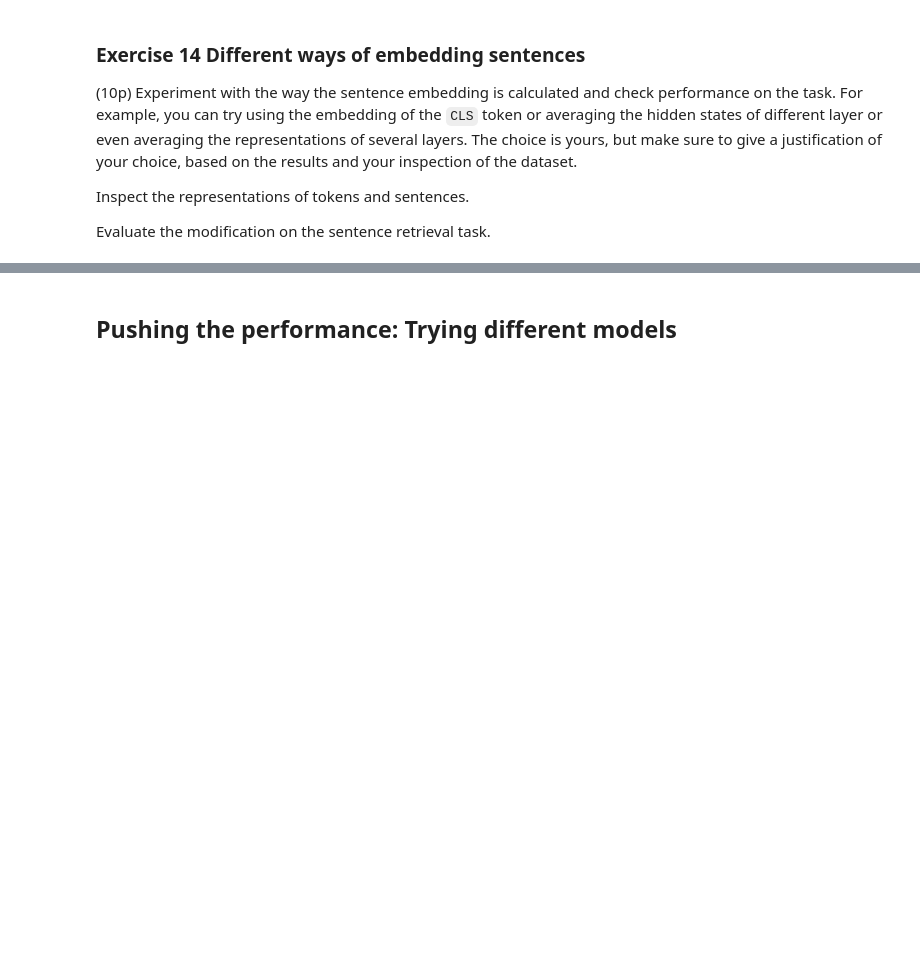
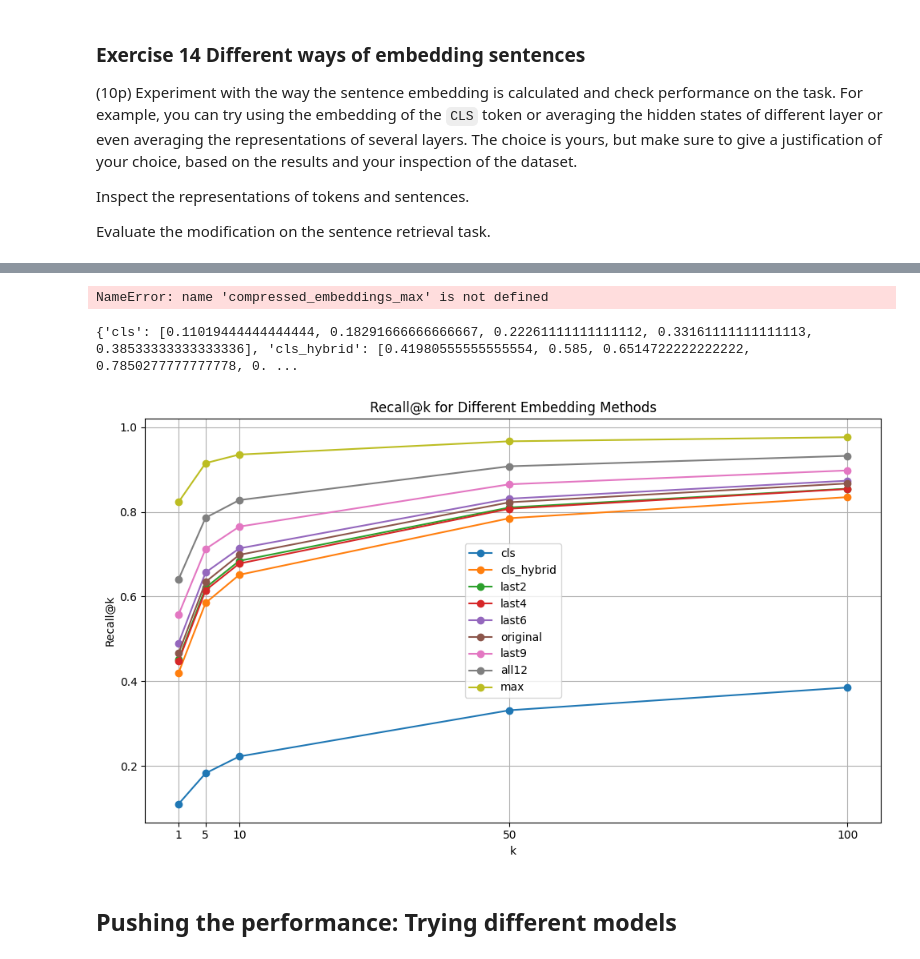
Before and after one commit to MaksiuMilcarz/NLP_Labs, a Jupyter notebook: lab3/lab3_mario.ipynb, the cells around one changed output, grey strips where cells are left out. Cells and saved outputs as stored; diff of their text form; code cells hidden in the pictures; blank space fills up the shorter version.

```diff
--- a/lab3/lab3_mario.ipynb
+++ b/lab3/lab3_mario.ipynb
@@ -1425,3 +1609,32 @@ def get_sentence_embeddings_adapted(input_batch, model_output, method, layers=No
+# %%
+results["original"] = recall_for_diff_k(ks, compressed_embeddings, sentence_embeddings)
+# %%
+results["last9"] = recall_for_diff_k(ks, compressed_embeddings_last9, sentence_embeddings_last9)
+# %%
+results["all12"] = recall_for_diff_k(ks, compressed_embeddings_12, sentence_embeddings_12)
+# %% [output]
+NameError: name 'compressed_embeddings_max' is not defined
+# %%
+results["max"] = recall_for_diff_k(ks, compressed_embeddings_max, sentence_embeddings_max)
+# %%
+print(results)
+# %% [output]
+{'cls': [0.11019444444444444, 0.18291666666666667, 0.22261111111111112, 0.33161111111111113, 0.38533333333333336], 'cls_hybrid': [0.41980555555555554, 0.585, 0.6514722222222222, 0.7850277777777778, 0. ...
+# %%
+plt.figure(figsize=(10, 6))
+for label, recall_values in results.items():
+    plt.plot(ks, recall_values, marker='o', label=label)
+
+plt.title("Recall@k for Different Embedding Methods")
+plt.xlabel("k")
+plt.ylabel("Recall@k")
+plt.xticks(ks)
+plt.grid(True)
+plt.legend()
+plt.tight_layout()
+plt.show()
+# %% [output]
+[figure, added]
 # %% [markdown]
 ## Pushing the performance: Trying different models
 # %% [markdown]
```
Also changed, not shown: parts of 36 cells of this notebook.
